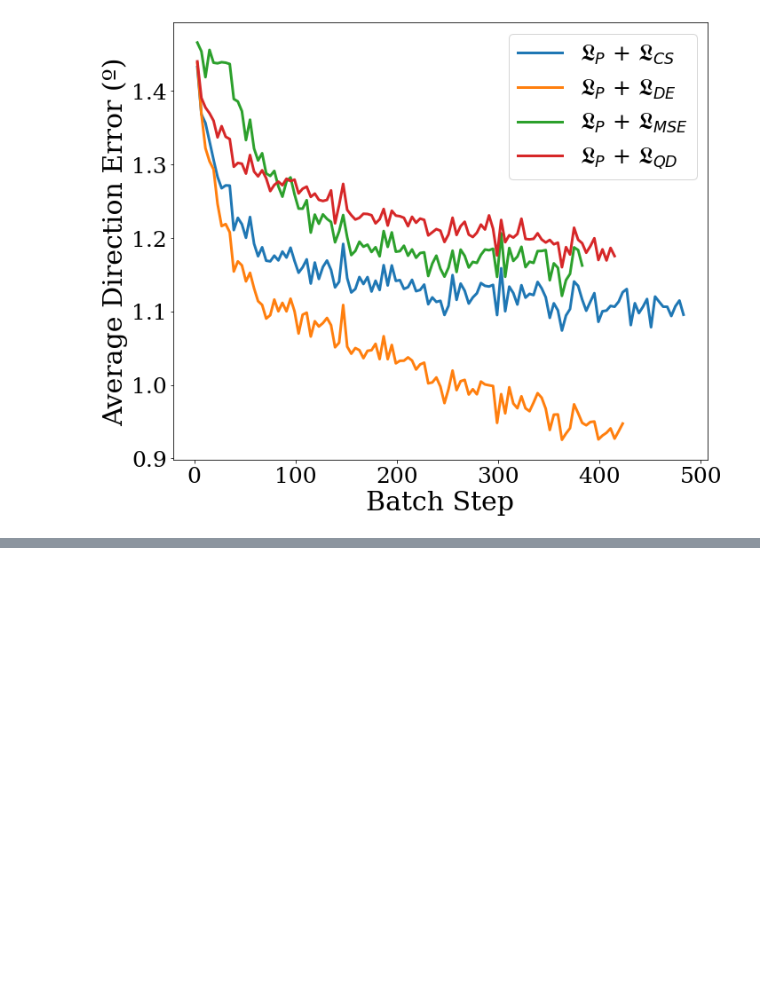
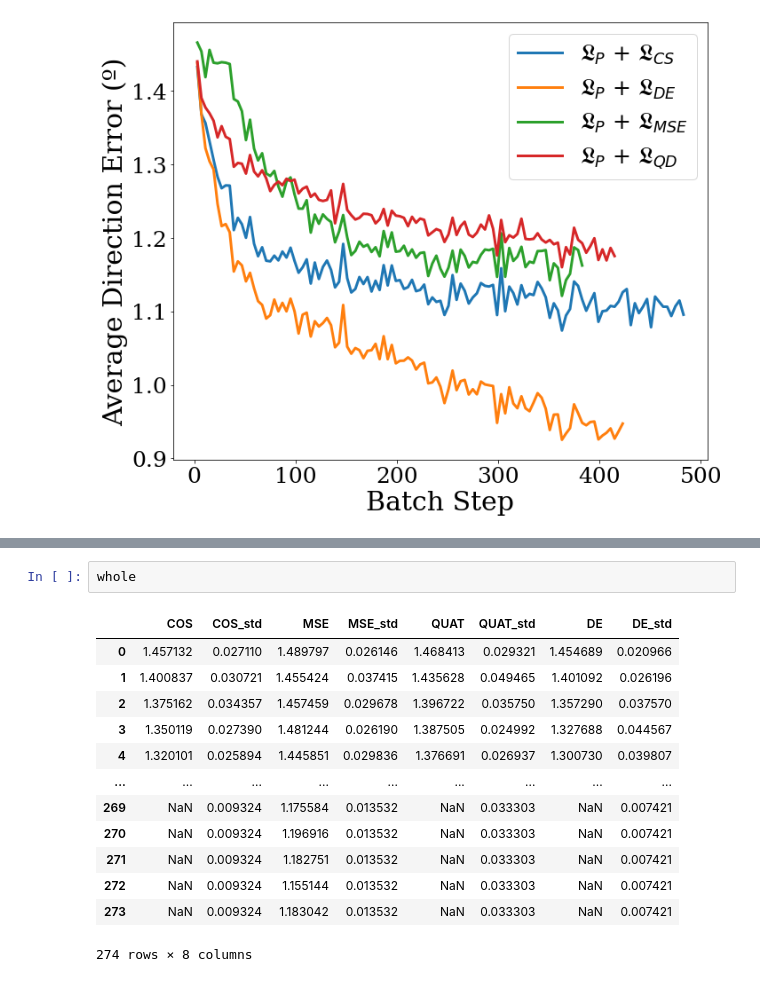
Before and after one commit to BCJuan/BronchoTrack, a Jupyter notebook: experiments/images_paper/paper_plots.ipynb, the cells around one changed output, grey strips where cells are left out. Cells and saved outputs as stored; diff of their text form; blank space fills up the shorter version.

```diff
--- a/experiments/images_paper/paper_plots.ipynb
+++ b/experiments/images_paper/paper_plots.ipynb
@@ -270,0 +327,16 @@ plt.savefig("loss_plot.pdf", format='pdf', bbox_inches='tight')
+# %%
+whole
+# %% [output]
+|  | COS | COS_std | MSE | MSE_std | QUAT | QUAT_std | DE | DE_std |
+| 0 | 1.457132 | 0.027110 | 1.489797 | 0.026146 | 1.468413 | 0.029321 | 1.454689 | 0.020966 |
+| 1 | 1.400837 | 0.030721 | 1.455424 | 0.037415 | 1.435628 | 0.049465 | 1.401092 | 0.026196 |
+| 2 | 1.375162 | 0.034357 | 1.457459 | 0.029678 | 1.396722 | 0.035750 | 1.357290 | 0.037570 |
+| 3 | 1.350119 | 0.027390 | 1.481244 | 0.026190 | 1.387505 | 0.024992 | 1.327688 | 0.044567 |
+| 4 | 1.320101 | 0.025894 | 1.445851 | 0.029836 | 1.376691 | 0.026937 | 1.300730 | 0.039807 |
+| ... | ... | ... | ... | ... | ... | ... | ... | ... |
+| 269 | NaN | 0.009324 | 1.175584 | 0.013532 | NaN | 0.033303 | NaN | 0.007421 |
+| 270 | NaN | 0.009324 | 1.196916 | 0.013532 | NaN | 0.033303 | NaN | 0.007421 |
+| 271 | NaN | 0.009324 | 1.182751 | 0.013532 | NaN | 0.033303 | NaN | 0.007421 |
+| 272 | NaN | 0.009324 | 1.155144 | 0.013532 | NaN | 0.033303 | NaN | 0.007421 |
+| 273 | NaN | 0.009324 | 1.183042 | 0.013532 | NaN | 0.033303 | NaN | 0.007421 |
+274 rows × 8 columns
```
Also changed, not shown: parts of 5 cells of this notebook.
